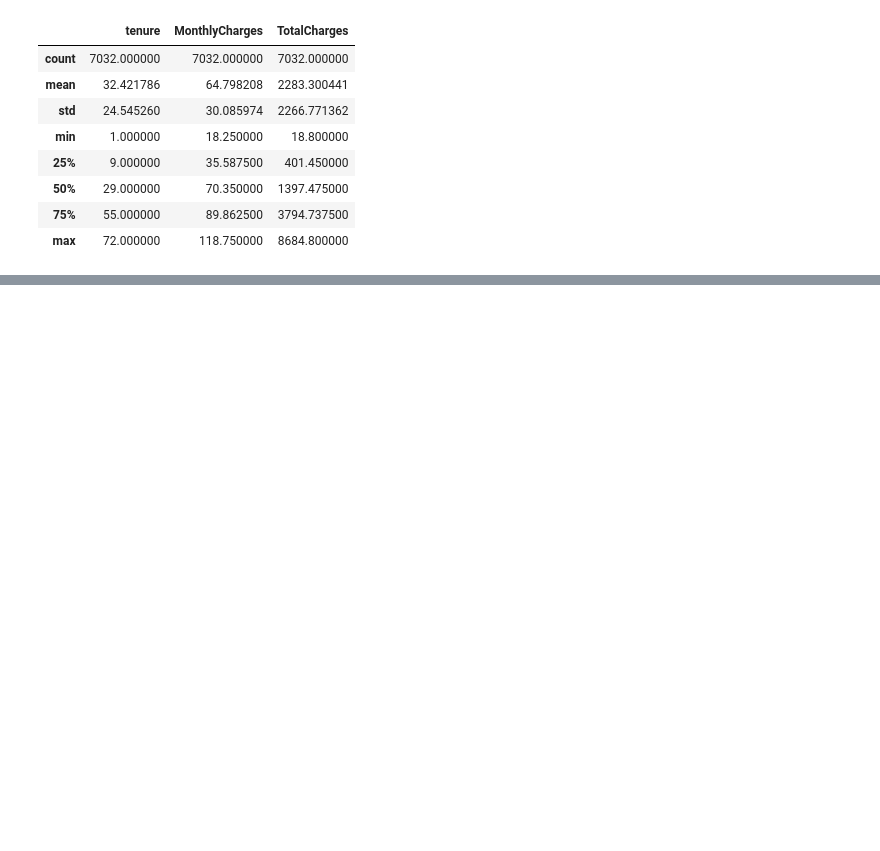
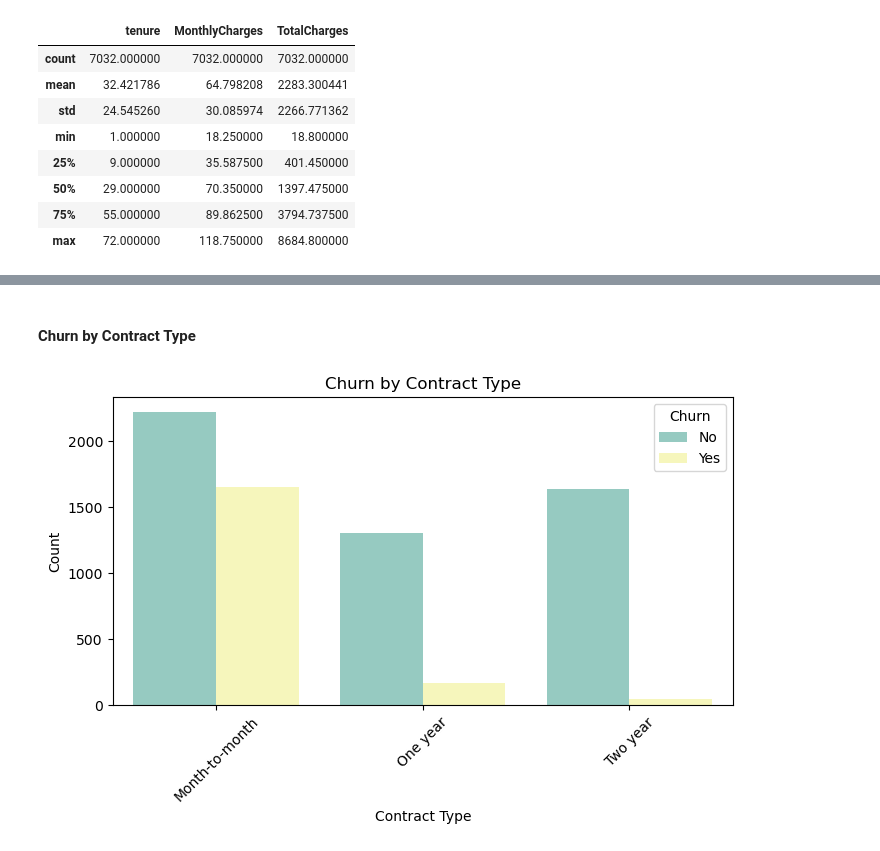
Before and after one commit to Daniel-Muruthi/telecom-churn-prediction, a Jupyter notebook: index.ipynb, the cells around one changed output, grey strips where cells are left out. Cells and saved outputs as stored; diff of their text form; code cells hidden in the pictures; blank space fills up the shorter version.

```diff
--- a/index.ipynb
+++ b/index.ipynb
@@ -217,0 +242,13 @@ string_cols
+# %% [markdown]
+#### **Churn by Contract Type**
+# %%
+plt.figure(figsize=(8, 4))
+sns.countplot(data=df, x='Contract', hue='Churn', palette='Set3')
+plt.title('Churn by Contract Type')
+plt.xlabel('Contract Type')
+plt.ylabel('Count')
+plt.xticks(rotation=45)
+plt.legend(title='Churn')
+plt.show();
+# %% [output]
+[figure, added]
```
Also changed, not shown: parts of 18 cells of this notebook.
